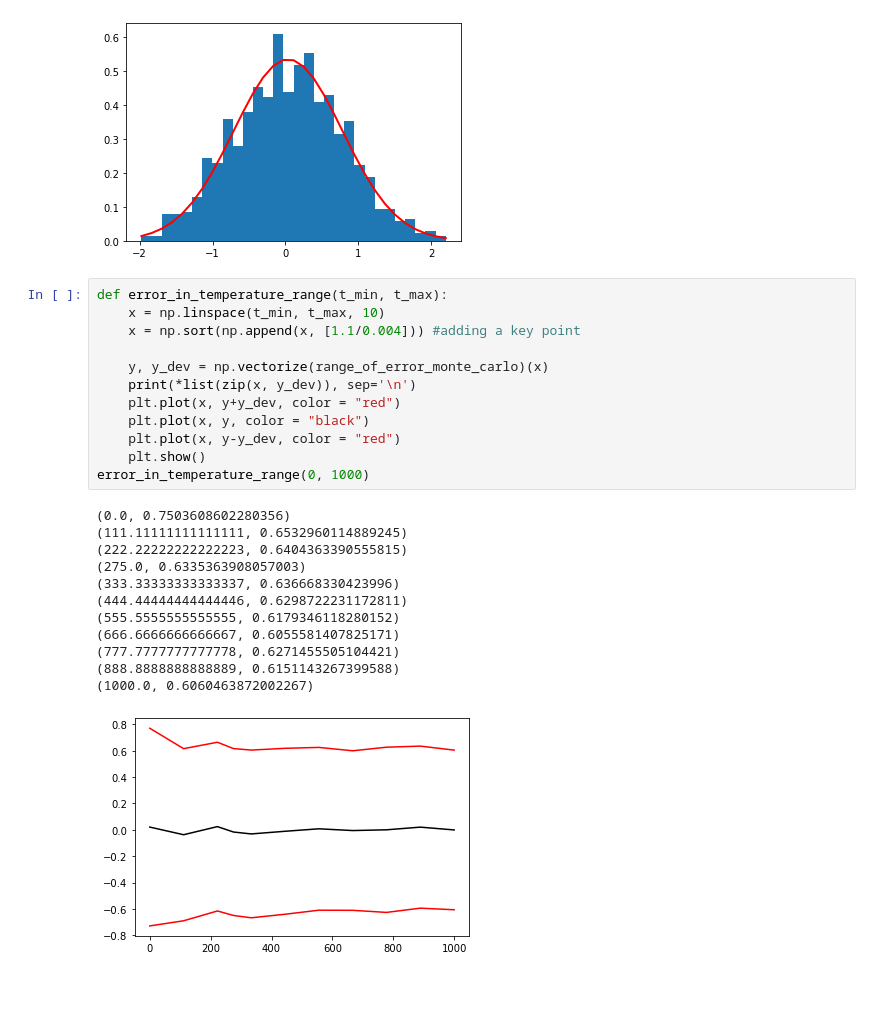
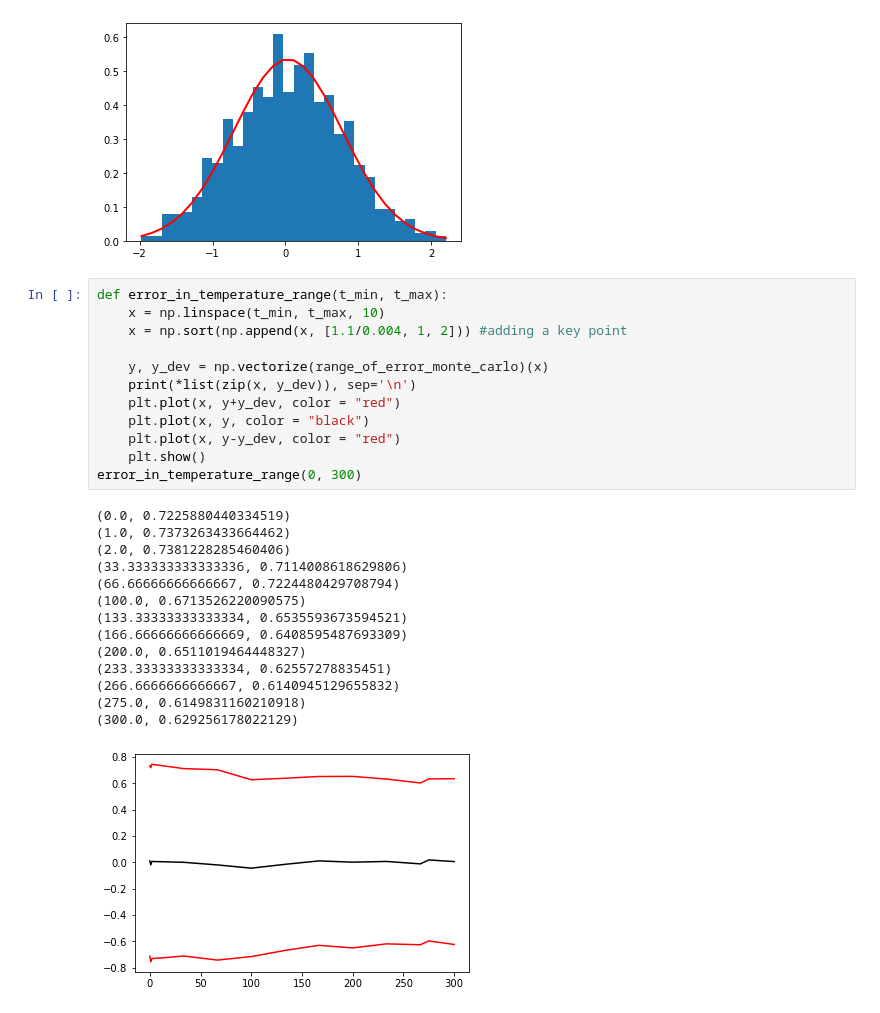
Before and after one commit to Chehlarov/Math-for-devs, a Jupyter notebook: 99 - TC project/N-type thermocouple accuracy calculation using Monte Carlo.ipynb, the cells around one changed output. Saved outputs shown, nothing was run; the diff lists cells and outputs as text.

```diff
--- a/99 - TC project/N-type thermocouple accuracy calculation using Monte Carlo.ipynb
+++ b/99 - TC project/N-type thermocouple accuracy calculation using Monte Carlo.ipynb
@@ -190,25 +246,27 @@ The expected error is within 0.04±2.24°C with 3 sigma confidence.
 # %%
 def error_in_temperature_range(t_min, t_max):
     x = np.linspace(t_min, t_max, 10)
-    x = np.sort(np.append(x, [1.1/0.004])) #adding a key point
+    x = np.sort(np.append(x, [1.1/0.004, 1, 2])) #adding a key point
 
     y, y_dev = np.vectorize(range_of_error_monte_carlo)(x)
     print(*list(zip(x, y_dev)), sep='\n')
     plt.plot(x, y+y_dev, color = "red")
     plt.plot(x, y, color = "black")
     plt.plot(x, y-y_dev, color = "red")
     plt.show()
-error_in_temperature_range(0, 1000)
+error_in_temperature_range(0, 300)
 # %% [output]
-(0.0, 0.7503608602280356)
-(111.11111111111111, 0.6532960114889245)
-(222.22222222222223, 0.6404363390555815)
-(275.0, 0.6335363908057003)
-(333.33333333333337, 0.636668330423996)
-(444.44444444444446, 0.6298722231172811)
-(555.5555555555555, 0.6179346118280152)
-(666.6666666666667, 0.6055581407825171)
-(777.7777777777778, 0.6271455505104421)
-(888.8888888888889, 0.6151143267399588)
-(1000.0, 0.6060463872002267)
+(0.0, 0.7225880440334519)
+(1.0, 0.7373263433664462)
+(2.0, 0.7381228285460406)
+(33.333333333333336, 0.7114008618629806)
+(66.66666666666667, 0.7224480429708794)
+(100.0, 0.6713526220090575)
+(133.33333333333334, 0.6535593673594521)
+(166.66666666666669, 0.6408595487693309)
+(200.0, 0.6511019464448327)
+(233.33333333333334, 0.62557278835451)
+(266.6666666666667, 0.6140945129655832)
+(275.0, 0.6149831160210918)
+(300.0, 0.629256178022129)
-[figure, old version]
+[figure, new version]
```
Also changed, not shown: parts of 7 cells of this notebook.
